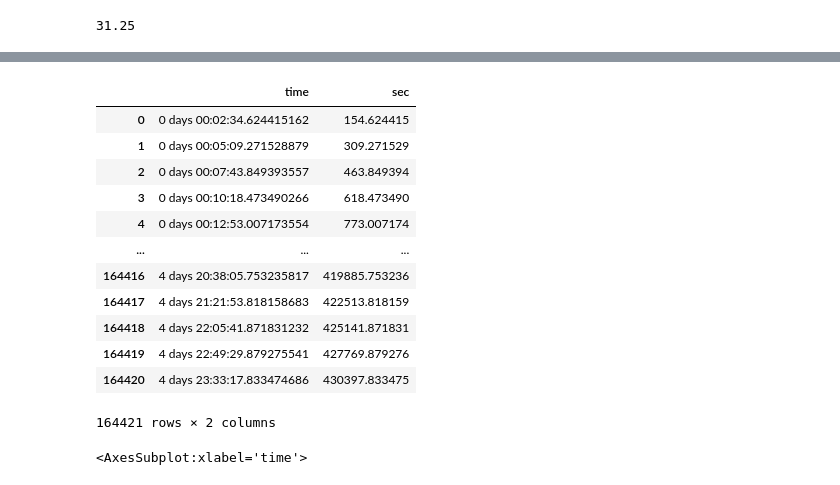
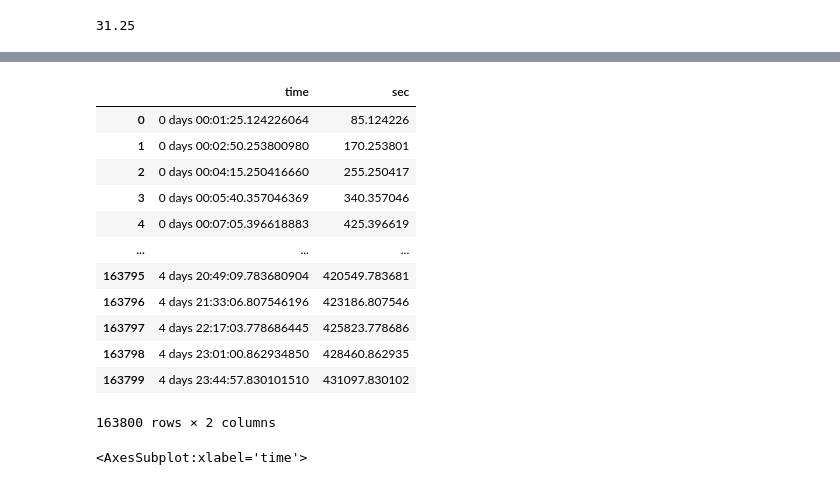
Before and after one commit to jonnor/machinehearing, a Jupyter notebook: geekleml2021/Untitled.ipynb, the cells around one changed output, grey strips where cells are left out. Drawn from its saved outputs; the diff is of its cells as text; code cells hidden in the pictures.

```diff
--- a/geekleml2021/Untitled.ipynb
+++ b/geekleml2021/Untitled.ipynb
@@ -414,48 +335,22 @@ Name: frequency, dtype: float64
-# %%
-def generate_events(distances, variation=0.05):
-    times = []
-
-    starts = distances.index
-    ends = distances.shift().index
-    dists = distances
-
-
-
-    current = 0.0
-    for start, end, dist in zip(starts, ends, dists):
-        #print(start, end, dist)
-
-        while (current < end.total_seconds()):
-            # TODO: use linear interpolation to compute dist
-
-            d = dist + numpy.random.normal(0.0, variation)
-            #print(current, d)
-            current += d
-
-            t = pandas.to_timedelta(current, unit='s')
-            times.append(t)
-
-    df = pandas.Series(times, name='time').to_frame()
-    return df
-
-
-ee = generate_events(time_between[time_between != numpy.inf])
-ee['sec'] = ee['time'].dt.total_seconds()
-ee
-# %% [output]
-|  | time | sec |
-| 0 | 0 days 00:02:34.624415162 | 154.624415 |
-| 1 | 0 days 00:05:09.271528879 | 309.271529 |
-| 2 | 0 days 00:07:43.849393557 | 463.849394 |
-| 3 | 0 days 00:10:18.473490266 | 618.473490 |
-| 4 | 0 days 00:12:53.007173554 | 773.007174 |
-| ... | ... | ... |
-| 164416 | 4 days 20:38:05.753235817 | 419885.753236 |
-| 164417 | 4 days 21:21:53.818158683 | 422513.818159 |
-| 164418 | 4 days 22:05:41.871831232 | 425141.871831 |
-| 164419 | 4 days 22:49:29.879275541 | 427769.879276 |
-| 164420 | 4 days 23:33:17.833474686 | 430397.833475 |
-164421 rows × 2 columns
+# %%
+
+ee = beerbubble.generate_events(time_between[time_between != numpy.inf])
+ee['sec'] = ee['time'].dt.total_seconds()
+ee
+# %% [output]
+|  | time | sec |
+| 0 | 0 days 00:01:25.124226064 | 85.124226 |
+| 1 | 0 days 00:02:50.253800980 | 170.253801 |
+| 2 | 0 days 00:04:15.250416660 | 255.250417 |
+| 3 | 0 days 00:05:40.357046369 | 340.357046 |
+| 4 | 0 days 00:07:05.396618883 | 425.396619 |
+| ... | ... | ... |
+| 163795 | 4 days 20:49:09.783680904 | 420549.783681 |
+| 163796 | 4 days 21:33:06.807546196 | 423186.807546 |
+| 163797 | 4 days 22:17:03.778686445 | 425823.778686 |
+| 163798 | 4 days 23:01:00.862934850 | 428460.862935 |
+| 163799 | 4 days 23:44:57.830101510 | 431097.830102 |
+163800 rows × 2 columns
 # %%
 et = ee.set_index('time')
 fig, ax = plt.subplots(1, figsize=(30, 5))
```
Also changed, not shown: parts of 11 cells of this notebook, 2 other files.
